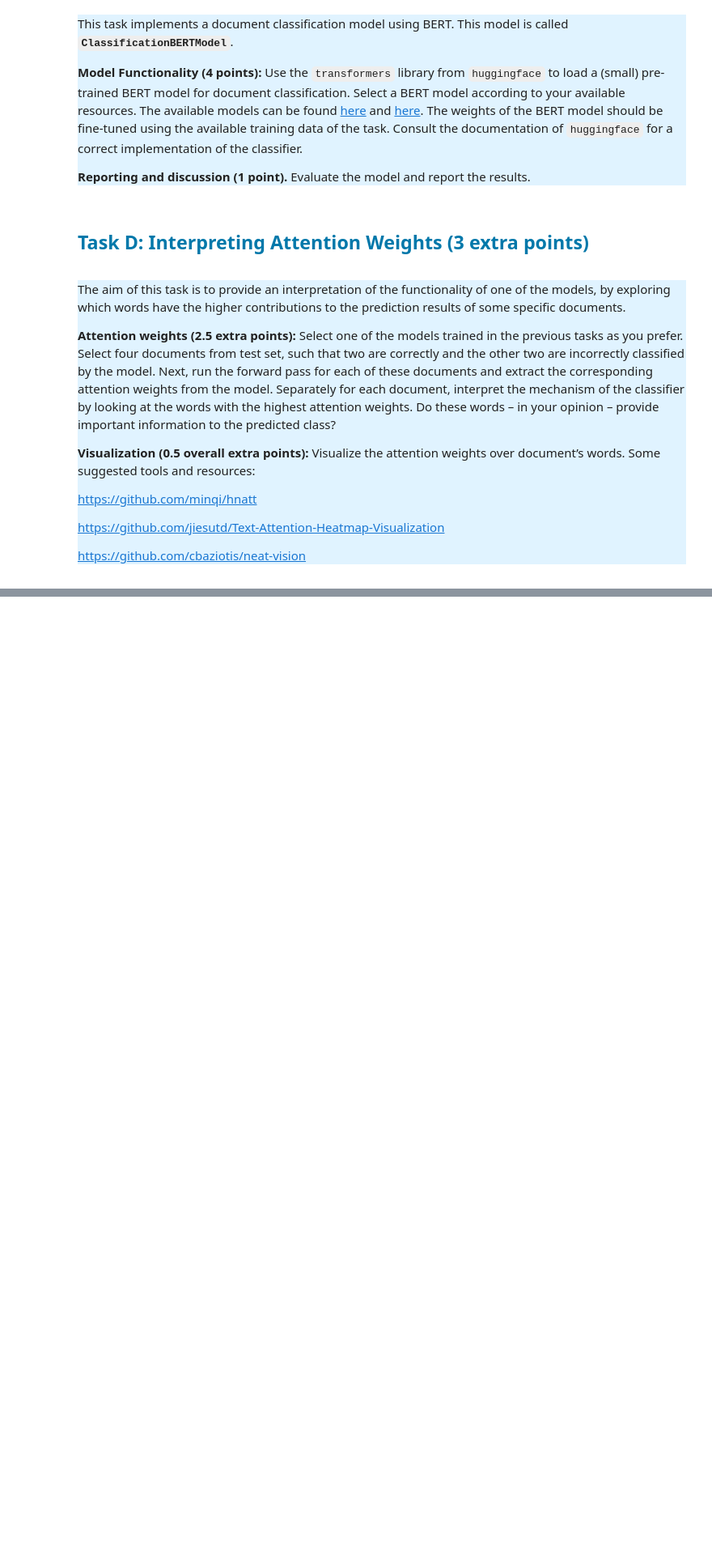
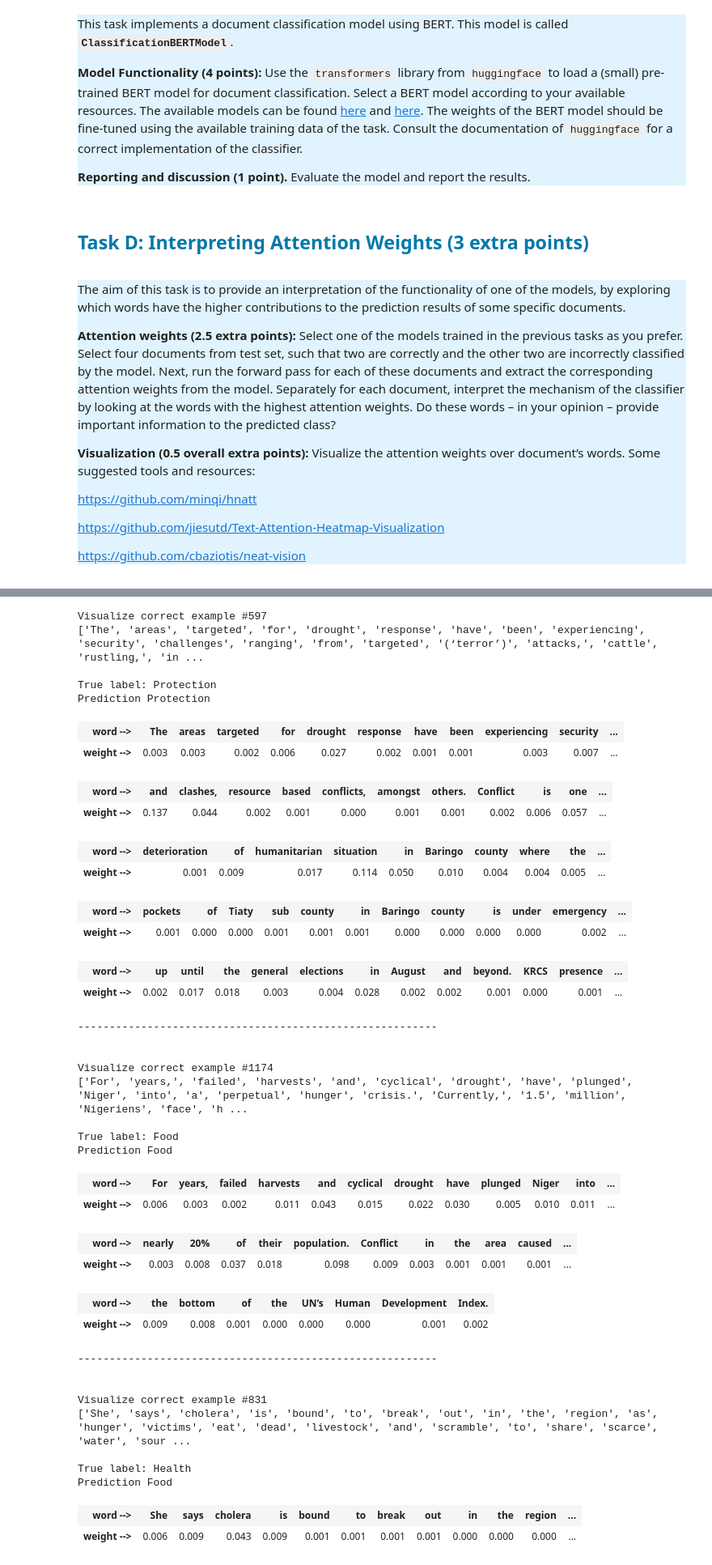
Before and after one commit to cmvcordova/NLPwDL, a Jupyter notebook: assignment#2/Assignment2_Classification.ipynb, the cells around one changed output, grey strips where cells are left out. Shown: that part at 81% size. Drawn from its saved outputs; the diff is of its cells as text; code cells hidden in the pictures; blank space fills up the shorter version.

```diff
--- a/assignment#2/Assignment2_Classification.ipynb
+++ b/assignment#2/Assignment2_Classification.ipynb
@@ -1249,3 +1237,28 @@ https://github.com/jiesutd/Text-Attention-Heatmap-Visualization
 
 https://github.com/cbaziotis/neat-vision
 </div>
+# %%
+from pathlib import Path
+from typing import Union, List, Tuple
+
+import numpy as np
+import torch
+from IPython.core.display import display, HTML
+from matplotlib import colors
+from tokenizers import Tokenizer
+from torch import Tensor
+
+labels_int_to_str = {
+    0: 'Agriculture',
+    1: 'Cross',
+    2: 'Education',
+    3: 'Food',
+    4: 'Health',
+    5: 'Livelihood',
+    6: 'Logistic',
+    7: 'NFI',
+    8: 'Nutrition',
+    9: 'Protection',
+    10: 'Shelter',
+    11: 'WASH'
+}
@@ -1263,8 +1326,9 @@ embedding = get_initial_embedding(path=glove_path, tokenizer=tokenizer, save_pat
 test_set = DocumentDataset(path=f'{root_data}.{name_dataset_size}.test.txt', tokenizer=tokenizer, document_length=document_length)
 
 model = ClassificationAttentionModel(embedding.weight.clone(), attention_type='additive', batch_size=32).to(device)
-model.load_state_dict(torch.load('/home/ionelia/pycharm-projects/NLPwDL/assignment#2/checkpoints/additive.best.pth'))
+model.load_state_dict(torch.load('/home/ionelia/pycharm-projects/NLPwDL/assignment#2/checkpoints/baseline/small/additive.pth', map_location="cpu"))
 
-correct, misclassified = test_set.find_examples(model, seed=0)
+correct_predictions, misclassified_predictions = test_set.find_examples(model, seed=0)
+print("num of correct examples:", len(correct_predictions), "\nnum of wrongly classfied examples:", len(misclassified_predictions))
 # %% [output]
 Loaded tokenizer. Vocabulary size: 25000.
@@ -1272,0 +1337,50 @@ TODO vis
+# %%
+for i in correct_predictions:
+    print(f"Visualize correct example #{i}")
+    vis(model, tokenizer, test_set.documents[i], test_set.labels[i])
+    print("---------------------------------------------------------\n\n")
+
+for i in misclassified_predictions:
+    print(f"Visualize correct example #{i}")
+    vis(model, tokenizer, test_set.documents[i], test_set.labels[i])
+    print("---------------------------------------------------------\n\n")
+# %% [output]
+Visualize correct example #597
+['The', 'areas', 'targeted', 'for', 'drought', 'response', 'have', 'been', 'experiencing', 'security', 'challenges', 'ranging', 'from', 'targeted', '(‘terror’)', 'attacks,', 'cattle', 'rustling,', 'in ...
+
+True label: Protection
+Prediction Protection
+| word --> | The | areas | targeted | for | drought | response | have | been | experiencing | security | ... |
+| weight --> | 0.003 | 0.003 | 0.002 | 0.006 | 0.027 | 0.002 | 0.001 | 0.001 | 0.003 | 0.007 | ... |
+| word --> | and | clashes, | resource | based | conflicts, | amongst | others. | Conflict | is | one | ... |
+| weight --> | 0.137 | 0.044 | 0.002 | 0.001 | 0.000 | 0.001 | 0.001 | 0.002 | 0.006 | 0.057 | ... |
+| word --> | deterioration | of | humanitarian | situation | in | Baringo | county | where | the | ... |
+| weight --> | 0.001 | 0.009 | 0.017 | 0.114 | 0.050 | 0.010 | 0.004 | 0.004 | 0.005 | ... |
+| word --> | pockets | of | Tiaty | sub | county | in | Baringo | county | is | under | emergency | ... |
+| weight --> | 0.001 | 0.000 | 0.000 | 0.001 | 0.001 | 0.001 | 0.000 | 0.000 | 0.000 | 0.000 | 0.002 | ... |
+| word --> | up | until | the | general | elections | in | August | and | beyond. | KRCS | presence | ... |
+| weight --> | 0.002 | 0.017 | 0.018 | 0.003 | 0.004 | 0.028 | 0.002 | 0.002 | 0.001 | 0.000 | 0.001 | ... |
+---------------------------------------------------------
+
+
+Visualize correct example #1174
+['For', 'years,', 'failed', 'harvests', 'and', 'cyclical', 'drought', 'have', 'plunged', 'Niger', 'into', 'a', 'perpetual', 'hunger', 'crisis.', 'Currently,', '1.5', 'million', 'Nigeriens', 'face', 'h ...
+
+True label: Food
+Prediction Food
+| word --> | For | years, | failed | harvests | and | cyclical | drought | have | plunged | Niger | into | ... |
+| weight --> | 0.006 | 0.003 | 0.002 | 0.011 | 0.043 | 0.015 | 0.022 | 0.030 | 0.005 | 0.010 | 0.011 | ... |
+| word --> | nearly | 20% | of | their | population. | Conflict | in | the | area | caused | ... |
+| weight --> | 0.003 | 0.008 | 0.037 | 0.018 | 0.098 | 0.009 | 0.003 | 0.001 | 0.001 | 0.001 | ... |
+| word --> | the | bottom | of | the | UN’s | Human | Development | Index. |
+| weight --> | 0.009 | 0.008 | 0.001 | 0.000 | 0.000 | 0.000 | 0.001 | 0.002 |
+---------------------------------------------------------
+
+
+Visualize correct example #831
+['She', 'says', 'cholera', 'is', 'bound', 'to', 'break', 'out', 'in', 'the', 'region', 'as', 'hunger', 'victims', 'eat', 'dead', 'livestock', 'and', 'scramble', 'to', 'share', 'scarce', 'water', 'sour ...
+
+True label: Health
+Prediction Food
+| word --> | She | says | cholera | is | bound | to | break | out | in | the | region | ... |
+| weight --> | 0.006 | 0.009 | 0.043 | 0.009 | 0.001 | 0.001 | 0.001 | 0.001 | 0.000 | 0.000 | 0.000 | ... |
```
Also changed, not shown: parts of 28 cells of this notebook.
